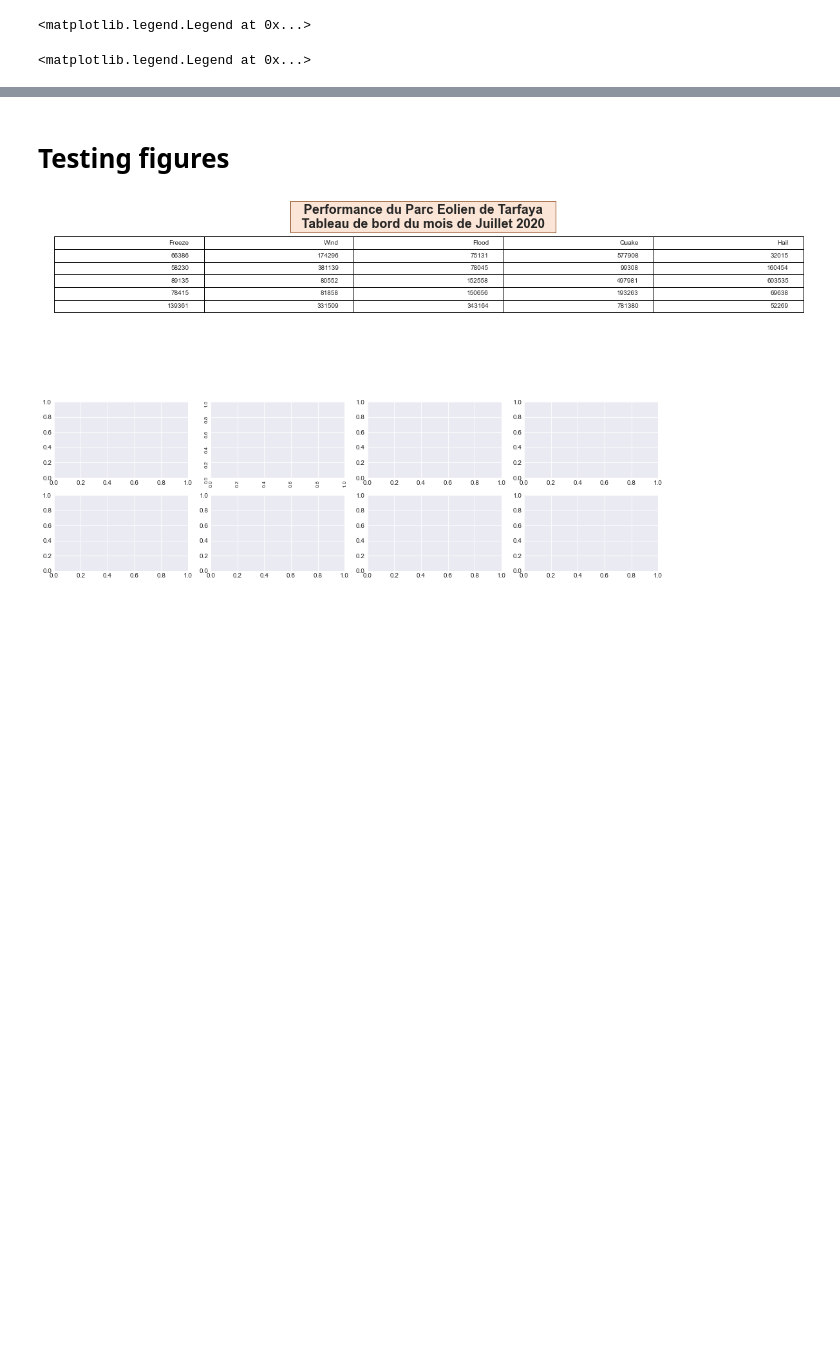
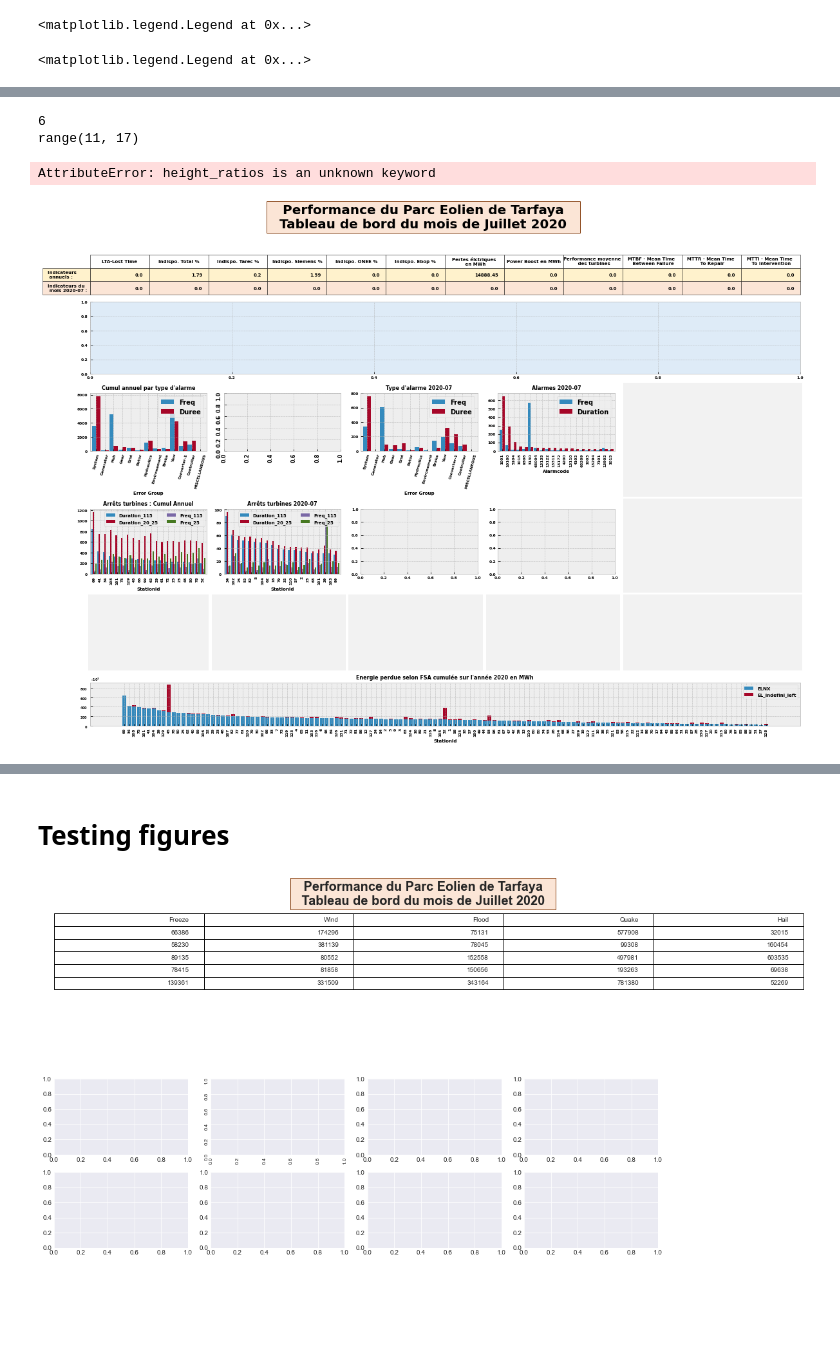
Before and after one commit to capem/TB-Performance, a Jupyter notebook: performance.ipynb, the cells around one changed output, grey strips where cells are left out. Saved outputs shown, nothing was run; the diff lists cells and outputs as text; code cells hidden in the pictures; blank space fills up the shorter version.

```diff
--- a/performance.ipynb
+++ b/performance.ipynb
@@ -627,8 +582,0 @@ Bbox([[0.7505952372206904, 0.4803663965829547], [0.9930027441077427, 0.633938595
-# %%
-l, b, r, t = (ax7.get_window_extent()._points[0,0],
-              ax7.get_window_extent()._points[0,1],
-              ax7.get_window_extent()._points[1,0],
-              ax7.get_window_extent()._points[1,1],)
-bbox= Bbox.from_extents(l, b, r, t)
-
-bbox
@@ -907,0 +667,41 @@ vars(fig)
+# %%
+for ax in [6, *range(11,17)]:
+    print(ax)
+# %% [output]
+6
+range(11, 17)
+# %%
+gs.update(height)   # does not work
+plt.tight_layout()
+fig
+# %% [output]
+AttributeError: height_ratios is an unknown keyword
+# %%
+
+for ax in [6, *range(11,17)]:
+
+    eval(f'ax{ax+1}.set_axis_off()')
+
+fig.draw(fig.canvas.get_renderer())
+
+for ax in [6, *range(11,17)]:
+
+
+    l,b,w,h =  (fig._layoutbox.children[0].children[ax].left.value(),
+                fig._layoutbox.children[0].children[ax].bottom.value(),
+                fig._layoutbox.children[0].children[ax].width.value(),
+                fig._layoutbox.children[0].children[ax].height.value())
+
+    # We can now make the rectangle in figure coords using the "transform" kwarg.
+    rect = Rectangle((l, b), w, h,
+                    facecolor='#f2f2f2', edgecolor='none', zorder=-1,
+                    transform=fig.transFigure
+                    )
+
+    fig.patches.append(rect)
+
+# plot_children(fig, fig._layoutbox, printit=False, level=3)
+
+fig
+# %% [output]
+[figure, added]
```
Also changed, not shown: parts of 27 cells of this notebook.
